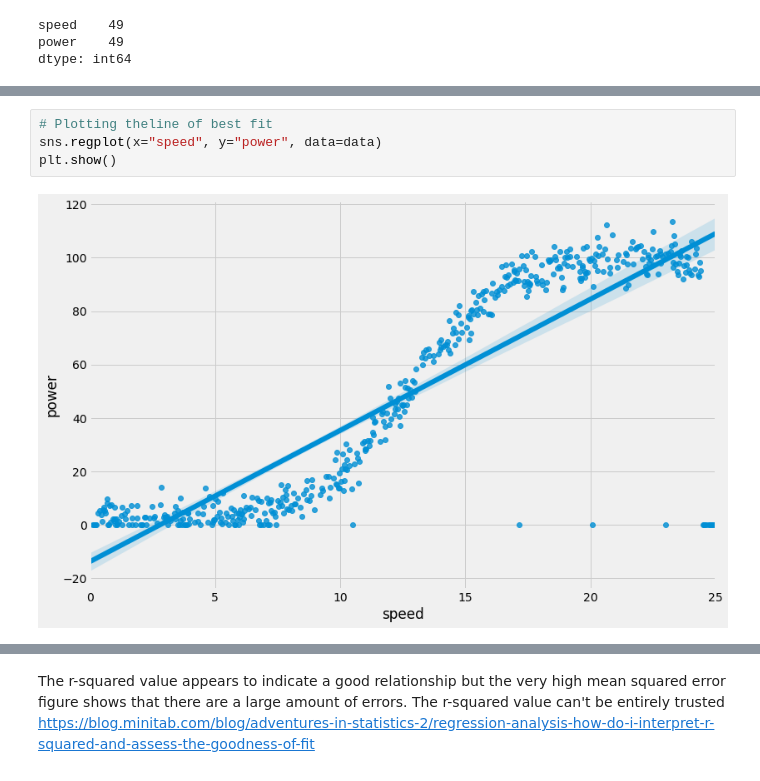
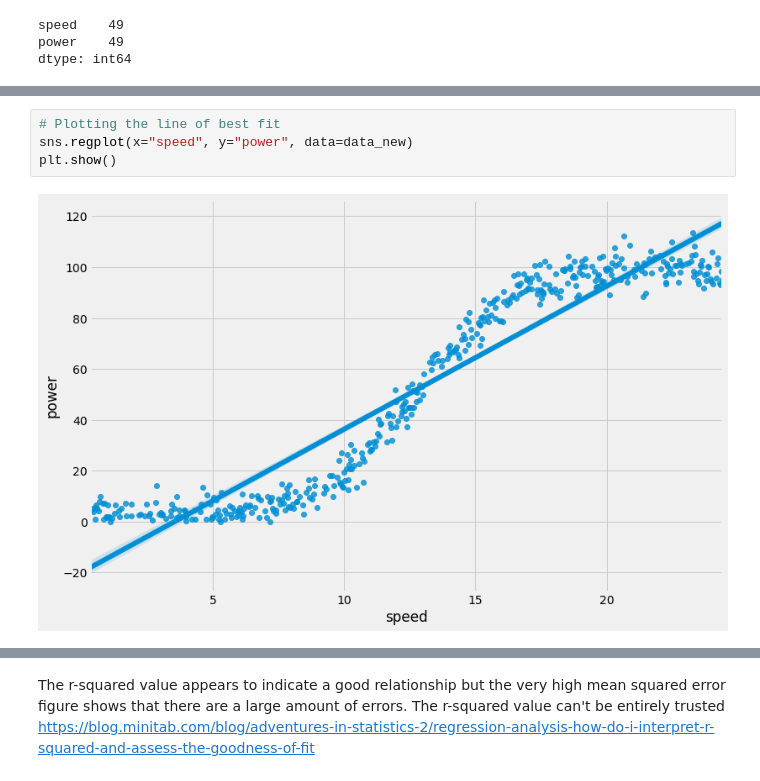
Before and after one commit to jennifer-ryan/machine-learning-project, a Jupyter notebook: Power Production Analysis.ipynb, the cells around one changed output, grey strips where cells are left out. Saved outputs shown, nothing was run; the diff lists cells and outputs as text.

```diff
--- a/Power Production Analysis.ipynb
+++ b/Power Production Analysis.ipynb
@@ -183,6 +177,6 @@ Line of best fit graph below - doesn't look great.
 # %%
-# Plotting theline of best fit
-sns.regplot(x="speed", y="power", data=data)
+# Plotting the line of best fit
+sns.regplot(x="speed", y="power", data=data_new)
 plt.show()
 # %% [output]
-[figure, old version]
+[figure, new version]
```
Also changed, not shown: parts of 30 cells of this notebook.
